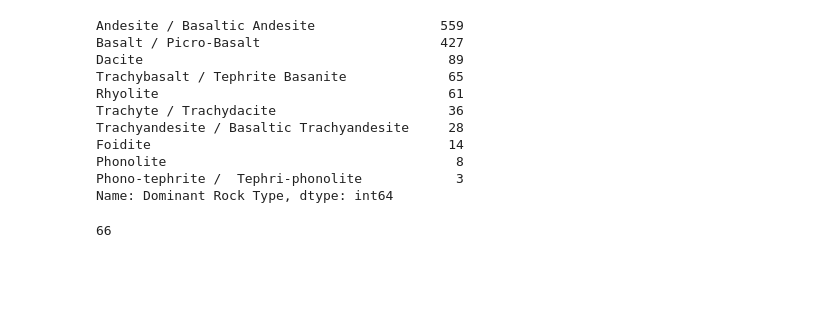
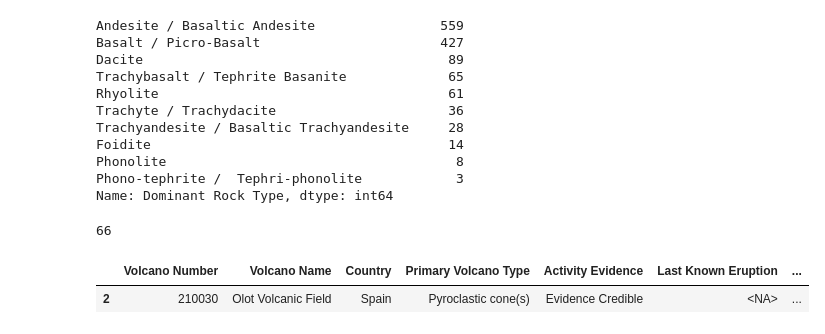
Before and after one commit to tindaro-adamo/volcanoes-data-analysis, a Jupyter notebook: python/volcanoes.ipynb, the cells around one changed output. Drawn from its saved outputs; the diff is of its cells as text; code cells hidden in the pictures; blank space fills up the shorter version.

```diff
--- a/volcanoes.ipynb
+++ b/python/volcanoes.ipynb
@@ -20 +44,4 @@ df_volcanoes.head()
+# %%
+df['Longitude'] = df['Longitude'].str.replace(',','.')
+df['Longitude'] = pd.to_numeric(df['Longitude'],errors = 'coerce')
 # %%
@@ -64,8 +91,8 @@ def convert_year(x):
        return re.sub(r' CE', '', x)
     else: return x.strip()
 
-df_volcanoes['Last Known Eruption'] = df_volcanoes['Last Known Eruption'].apply(convert_year)
-df_volcanoes['Last Known Eruption'] = pd.to_numeric( df_volcanoes['Last Known Eruption'], errors='coerce').astype('Int64')
+df['Last Known Eruption'] = df['Last Known Eruption'].apply(convert_year)
+df['Last Known Eruption'] = pd.to_numeric( df['Last Known Eruption'], errors='coerce').astype('Int64')
 # %%
 # Let's explore the distribution of 'Last Known Eruption' over time
 
@@ -124,8 +151,8 @@ Name: Primary Volcano Type, dtype: int64
 # We have 'Stratovolcano' and 'Stratovolcano(es)', both with significant numbers.
 # Let's change 'Stratovolcano(es)' to 'Stratovolcano'
 
-df_volcanoes['Primary Volcano Type'].replace(['Stratovolcano(es)'], 'Stratovolcano', inplace=True)
-df_volcanoes['Primary Volcano Type'].value_counts()
+df['Primary Volcano Type'].replace(['Stratovolcano(es)'], 'Stratovolcano', inplace=True)
+df['Primary Volcano Type'].value_counts()
 # %% [output]
 Stratovolcano          670
 Submarine              115
@@ -169,8 +196,8 @@ df_volcanoes['Dominant Rock Type'].isnull().sum()
 # %% [output]
 21
 # %%
-df_volcanoes['Dominant Rock Type'].replace(['No Data (checked)'], np.NaN, inplace=True)
-df_volcanoes['Dominant Rock Type'].value_counts()
+df['Dominant Rock Type'].replace(['No Data (checked)'], np.NaN, inplace=True)
+df['Dominant Rock Type'].value_counts()
 # %% [output]
 Andesite / Basaltic Andesite                559
 Basalt / Picro-Basalt                       427
@@ -193,0 +221,5 @@ df_volcanoes.to_csv('volcanoes_cleaned.csv', index=False)
+# %%
+df[df['Volcano Number']==210030]
+# %% [output]
+|  | Volcano Number | Volcano Name | Country | Primary Volcano Type | Activity Evidence | Last Known Eruption | ... |
+| 2 | 210030 | Olot Volcanic Field | Spain | Pyroclastic cone(s) | Evidence Credible | <NA> | ... |
```
Also changed, not shown: parts of 15 cells of this notebook, 3 other files.
